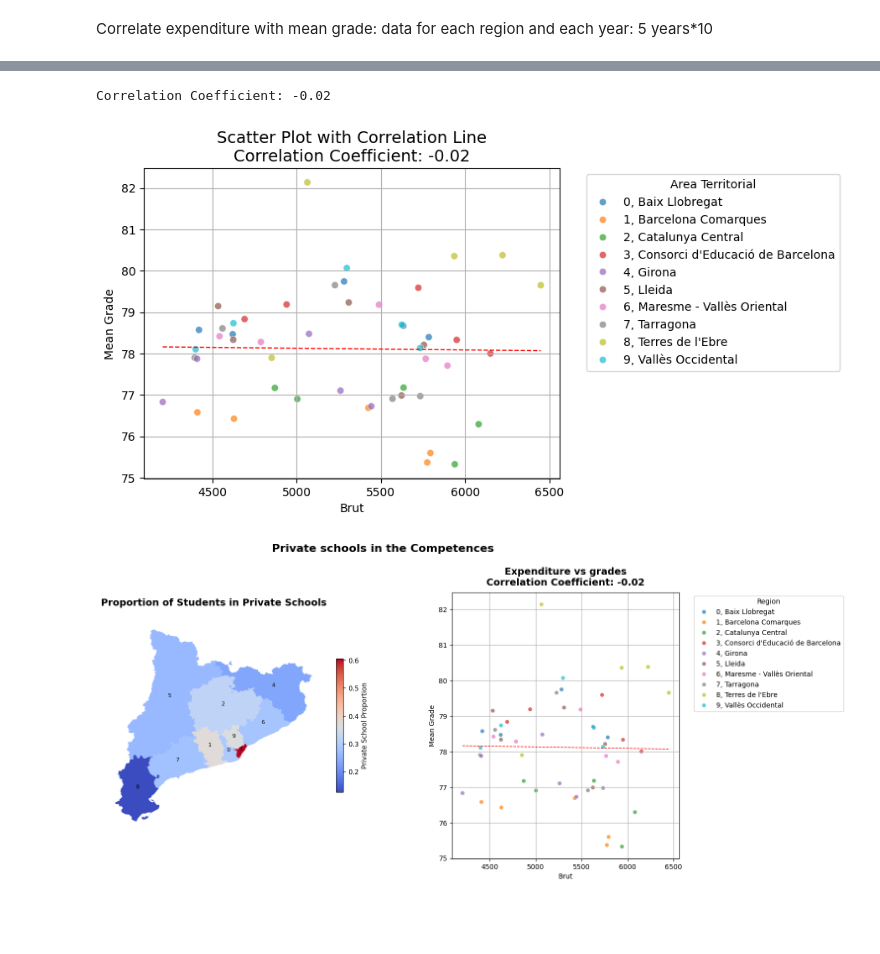
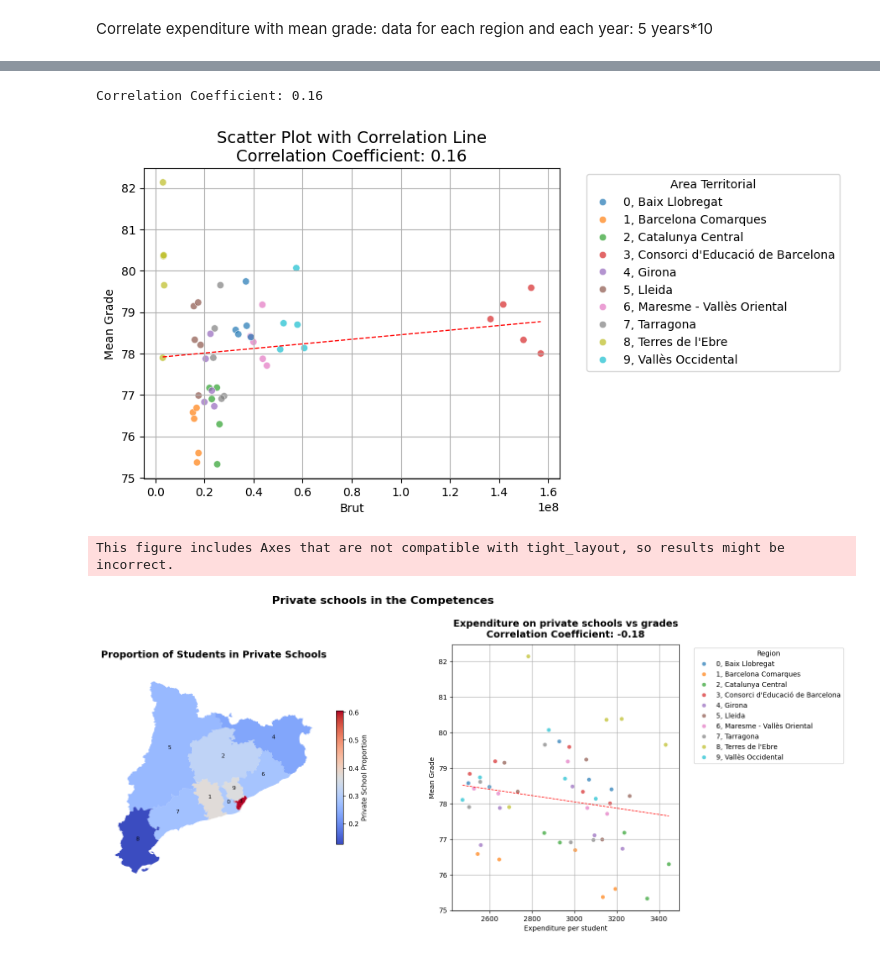
Before and after one commit to edejuan2002/avdm_Competecies, a Jupyter notebook: Eduardo/ed_approach.ipynb, the cells around one changed output, grey strips where cells are left out. Cells and saved outputs as stored; diff of their text form; code cells hidden in the pictures; blank space fills up the shorter version.

```diff
--- a/Eduardo/ed_approach.ipynb
+++ b/Eduardo/ed_approach.ipynb
@@ -291,5 +261,8 @@ Correlate expenditure with mean grade: data for each region and each year: 5 yea
 # Data preparation
 gprim2 = gprim.copy()
 gprim2['curs_escolar'] = gprim['curs_escolar'].str.split('-').str[1] #so that they have the same format
-gprim2[['brut']] = gprim2[['brut']].apply(pd.to_numeric, errors='coerce')
-gprim2[['alumnes_pri']] = gprim2[['alumnes_pri']].apply(pd.to_numeric, errors='coerce')
+# To convert
+columns_to_convert = ['brut', 'alumnes_pri', 'alumnes_eso', 'alumnes_batx', 'alumnes_cfpm','alumnes_cfps']
+
+# Aplicar la conversión a todas las columnas en la lista
+gprim2[columns_to_convert] = gprim2[columns_to_convert].apply(pd.to_numeric, errors='coerce')
@@ -297,11 +286,16 @@ gprim2[['alumnes_pri']] = gprim2[['alumnes_pri']].apply(pd.to_numeric, errors='c
 # Expenditure of each area and year
 df_gastos = mncps.merge(gprim2,on = 'municipi').groupby(['curs_escolar', 'area_territorial'], as_index=False)['brut'].sum()
 # Expenditure/students of each area and year
-df_alumnos = mncps.merge(gprim2,on = 'municipi').groupby(['curs_escolar', 'area_territorial'], as_index=False)['alumnes_pri'].sum()
-df_merged = df_gastos.merge(df_alumnos, on=['curs_escolar', 'area_territorial'])
-df_merged['brut_per_alumne'] = df_merged['brut'] / df_merged['alumnes_pri']
+df_alumnos_total = mncps.merge(gprim2, on='municipi').groupby(['curs_escolar', 'area_territorial'], as_index=False).agg({'alumnes_pri': 'sum', 'alumnes_eso': 'sum', 'alumnes_batx': 'sum', 'alumnes_cfpm' : 'sum','alumnes_cfps': 'sum'})
+df_alumnos_total['al_total'] = df_alumnos_total[['alumnes_pri', 'alumnes_eso', 'alumnes_batx', 'alumnes_cfpm','alumnes_cfps']].sum(axis=1)
+
+df_merged = df_gastos.merge(df_alumnos_total, on=['curs_escolar', 'area_territorial'])
+df_merged['brut_per_alumne'] = df_merged['brut'] * df_merged['alumnes_pri'] / df_merged['al_total']
 
 # Grades of each area and year
 df_grades = priv_clean.groupby(['curs_escolar', 'area_territorial'], as_index = False)['mean_grade'].mean()
 
 df_corrs = df_merged.merge(df_grades, on = ['curs_escolar', 'area_territorial'])
+
+df_corrs2 = df_corrs.copy()
+df_corrs2['area_territorial'] = (df_corrs.index % 10).astype(str) + ', ' + df_corrs['area_territorial']
@@ -339,8 +330,8 @@ plt.legend(title='Area Territorial', bbox_to_anchor=(1.05, 1), loc='upper left')
 # Show the plot
 plt.show()
 # %% [output]
-Correlation Coefficient: -0.02
+Correlation Coefficient: 0.16
-[figure, old version]
+[figure, new version]
 # %%
 # Define the figure and grid layout
 fig = plt.figure(figsize=(15, 7))
@@ -388,33 +379,34 @@ sns.scatterplot(
     alpha=0.7,
     ax=ax2
 )
 
 # Add the regression line with thinner and dashed style
 sns.regplot(
     data=df_corrs2,
     x='brut_per_alumne',
     y='mean_grade',
     scatter=False,
     color='red',
     ci=None,
     line_kws={'linestyle': '--', 'linewidth': 1}  # Dashed line and thinner width
 )
 
 
 # Customize scatter plot
-ax2.set_title(f'Expenditure vs grades\nCorrelation Coefficient: {corr_coeff:.2f}', fontsize=14, fontweight='bold', pad=10)
-ax2.set_xlabel('Brut')
+ax2.set_title(f'Expenditure on private schools vs grades\nCorrelation Coefficient: {corr_coeff:.2f}', fontsize=14, fontweight='bold', pad=10)
+ax2.set_xlabel('Expenditure per student')
 ax2.set_ylabel('Mean Grade')
 ax2.grid(True)
 
 # Move the legend outside
 ax2.legend(title='Region', bbox_to_anchor=(1.05, 1), loc='upper left')
 
 # --- Final Layout Adjustments ---
 plt.suptitle('Private schools in the Competences', fontsize=16, fontweight='bold', y=1.02)
 plt.tight_layout()
 
 # Show the combined figure
 plt.show()
 # %% [output]
+This figure includes Axes that are not compatible with tight_layout, so results might be incorrect.
-[figure, old version]
+[figure, new version]
```
Also changed, not shown: parts of 3 cells of this notebook, 1 other file.
